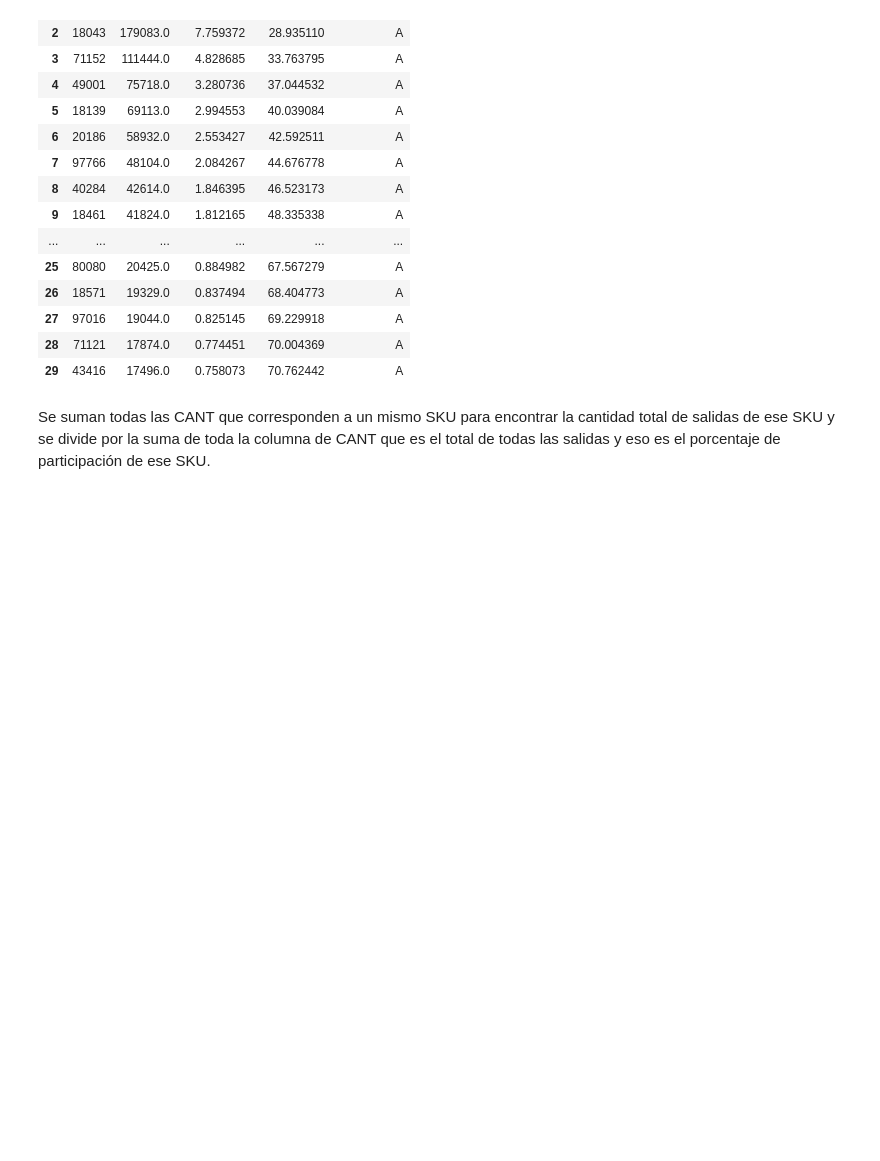
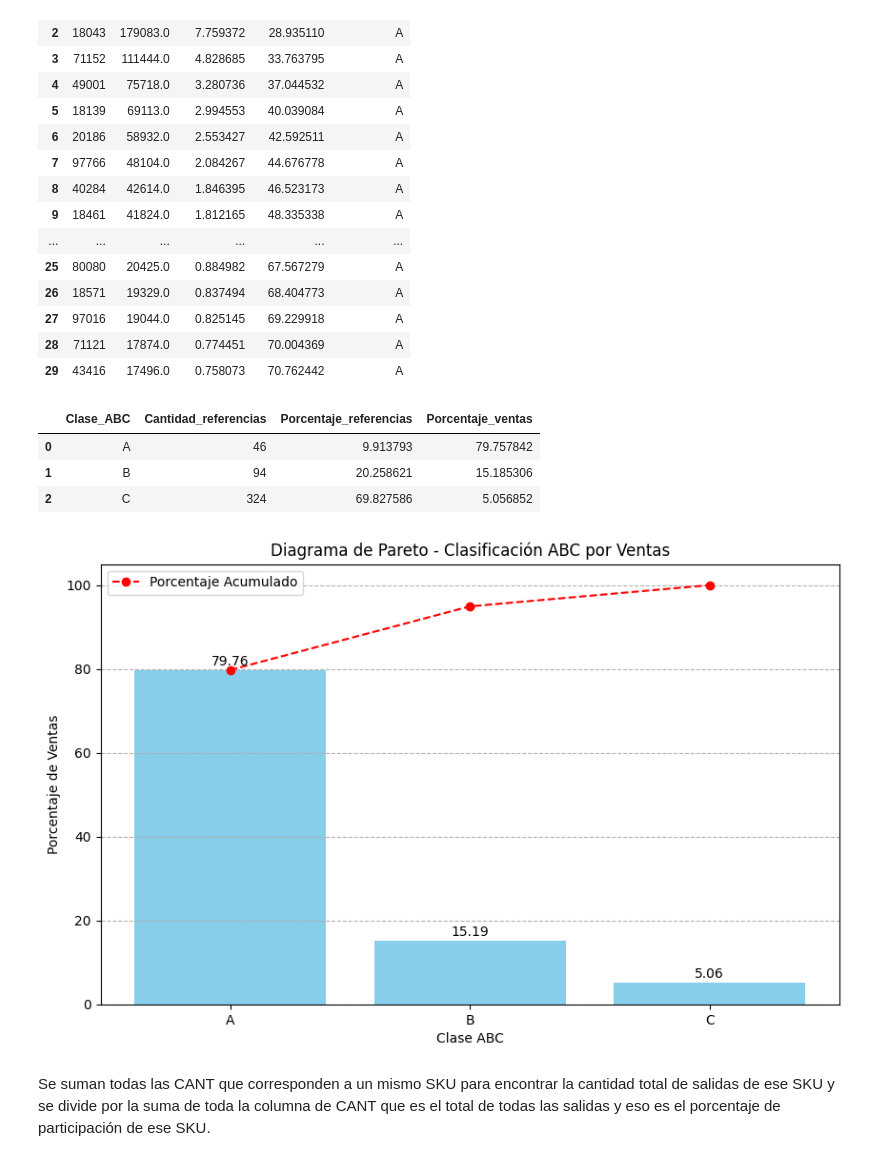
Before and after one commit to ValentinaJimenezTorres/CA_inventarios, a Jupyter notebook: b_exploracion_limpieza.ipynb, the cells around one changed output. Cells and saved outputs as stored; diff of their text form; code cells hidden in the pictures; blank space fills up the shorter version.

Commit message:
se modifico el codigo en las preguntas de ABC de rotacion

```diff
--- a/b_exploracion_limpieza.ipynb
+++ b/b_exploracion_limpieza.ipynb
@@ -217,6 +217,59 @@ display(rotacion_df.head(30))
 | 27 | 97016 | 19044.0 | 0.825145 | 69.229918 | A |
 | 28 | 71121 | 17874.0 | 0.774451 | 70.004369 | A |
 | 29 | 43416 | 17496.0 | 0.758073 | 70.762442 | A |
+# %%
+conteo_referencias = rotacion_df['Clase_ABC'].value_counts().sort_index()
+
+porcentaje_referencias = (conteo_referencias / conteo_referencias.sum()) * 100
+
+porcentaje_ventas = rotacion_df.groupby('Clase_ABC')['CANT'].sum() / rotacion_total * 100
+
+resumen_abc = pd.DataFrame({
+    'Cantidad_referencias': conteo_referencias,
+    'Porcentaje_referencias': porcentaje_referencias,
+    'Porcentaje_ventas': porcentaje_ventas
+}).reset_index().rename(columns={'index': 'Clase_ABC'})
+
+# Mostrar el resumen
+display(resumen_abc)
+# %% [output]
+|  | Clase_ABC | Cantidad_referencias | Porcentaje_referencias | Porcentaje_ventas |
+| 0 | A | 46 | 9.913793 | 79.757842 |
+| 1 | B | 94 | 20.258621 | 15.185306 |
+| 2 | C | 324 | 69.827586 | 5.056852 |
+# %%
+
+import matplotlib.pyplot as plt
+import pandas as pd
+
+data = {'Clase_ABC': ['A', 'B', 'C'],
+        'Cantidad_referencias': [46, 94, 324],
+        'Porcentaje_referencias': [9.91, 20.26, 69.83],
+        'Porcentaje_ventas': [79.76, 15.19, 5.06]}
+df = pd.DataFrame(data)
+
+
+plt.figure(figsize=(10, 6))
+
+# Gráfico de barras
+bars = plt.bar(df['Clase_ABC'], df['Porcentaje_ventas'], color='skyblue')
+plt.xlabel("Clase ABC")
+plt.ylabel("Porcentaje de Ventas")
+plt.title("Diagrama de Pareto - Clasificación ABC por Ventas")
+
+
+cumulative_percentage = df['Porcentaje_ventas'].cumsum()
+plt.plot(df['Clase_ABC'], cumulative_percentage, color='red', marker='o', linestyle='--', label='Porcentaje Acumulado')
+
+for bar, value in zip(bars, df['Porcentaje_ventas']):
+    yval = bar.get_height()
+    plt.text(bar.get_x() + bar.get_width()/2, yval + 0.5, round(value, 2), ha='center', va='bottom')
+
+plt.legend()
+plt.grid(axis='y', linestyle='--')
+plt.show()
+# %% [output]
+[figure, added]
 # %% [markdown]
 Se suman todas las CANT que corresponden a un mismo SKU para encontrar la cantidad total de salidas de ese SKU y se divide por la suma de toda la columna de CANT que es el total de todas las salidas y eso es el porcentaje de participación de ese SKU.
 # %%
```
Also changed, not shown: parts of 4 cells of this notebook.
